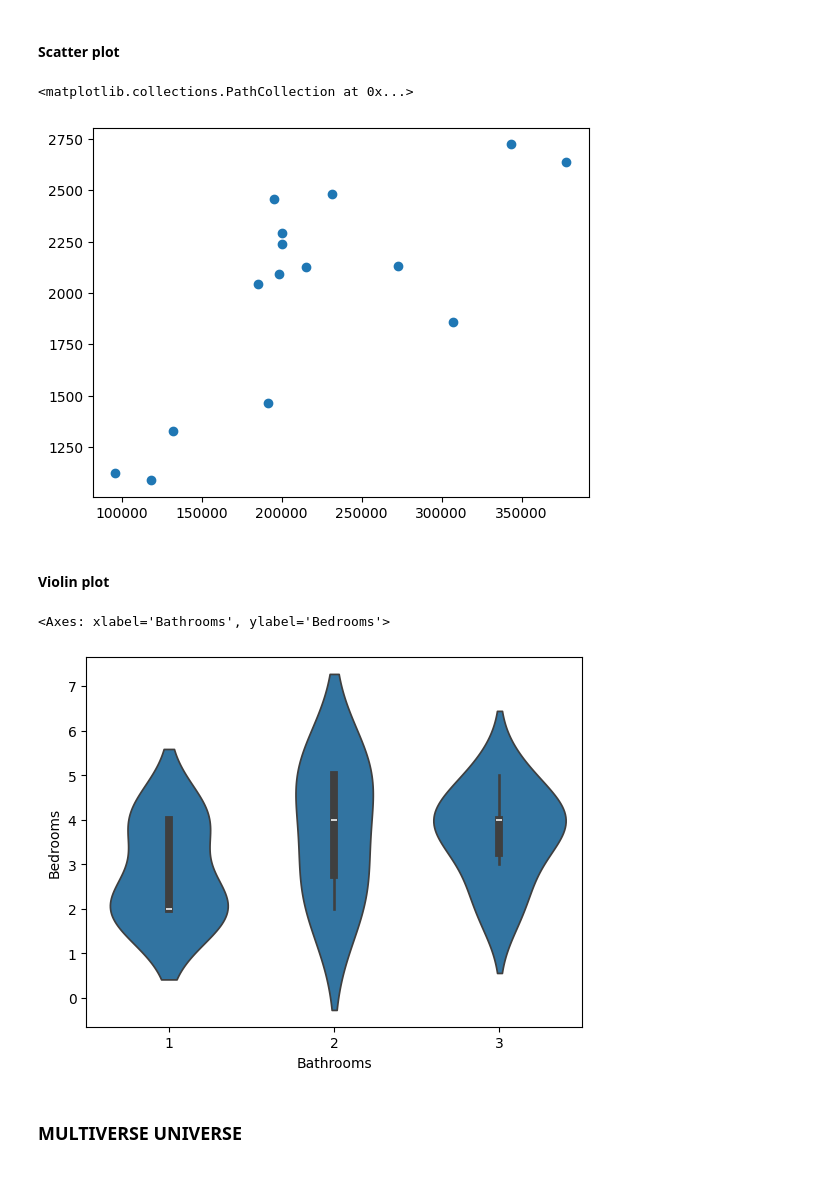
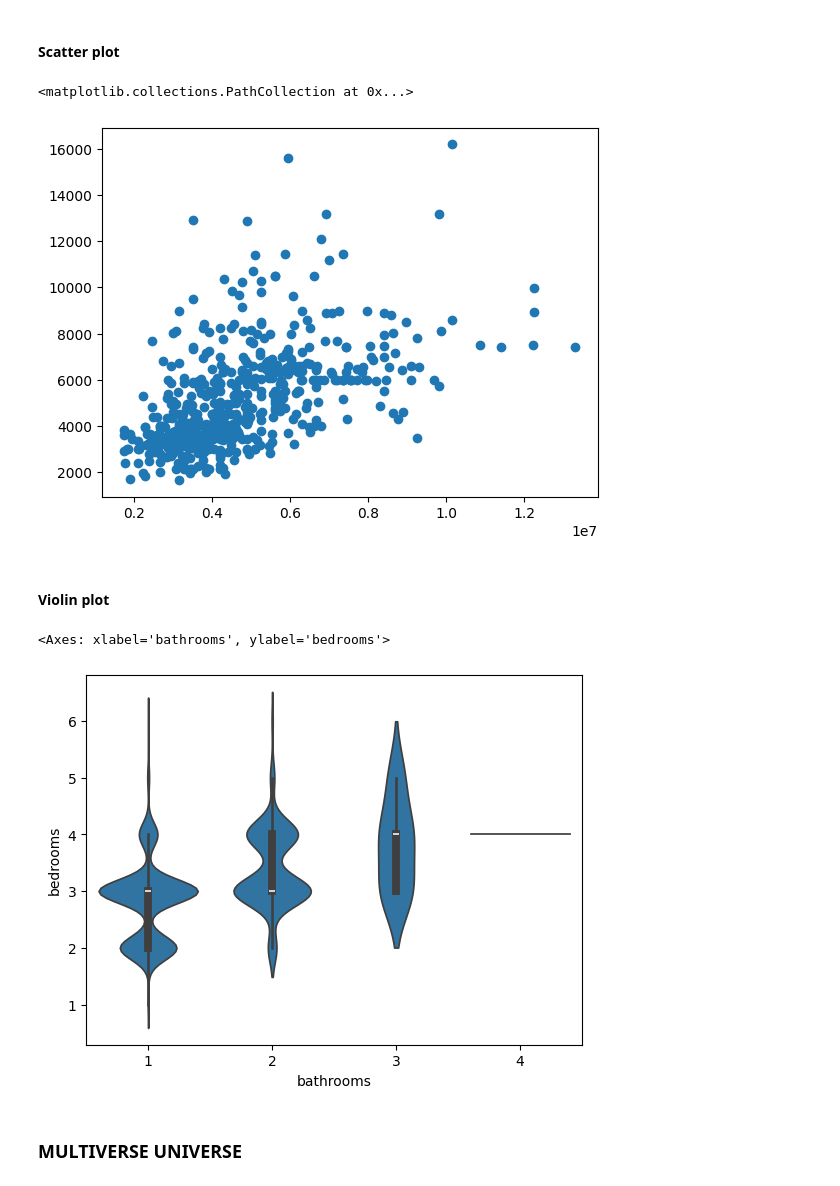
Before and after one commit to klnlokeshkumar/sem6, a Jupyter notebook: 08.ML_LAB/programs/week04.ipynb, the cells around one changed output. Cells and saved outputs as stored; diff of their text form; code cells hidden in the pictures.

```diff
--- a/08.ML_LAB/programs/week04.ipynb
+++ b/08.ML_LAB/programs/week04.ipynb
@@ -43,6 +43,6 @@ import matplotlib.pyplot as plt
 # %% [markdown]
 #### Load Data
 # %%
-df = pd.read_csv("housing_price_dataset.csv")
+df = pd.read_csv("assets/Housing.csv")
 df.head()
 # %% [output]
@@ -154,5 +162,5 @@ print(df)
 # %%
-df.YearBuilt.fillna(df['YearBuilt'].mean(), inplace = True)
+df.area.fillna(df['area'].mean(), inplace = True)
 print(df.isnull().sum())
 # print("")
 # df.Price.fillna(df['Price'].mean(), inplace = True)
@@ -295,17 +328,17 @@ df['Price'].plot(kind='density')
 # %% [markdown]
 #### Scatter plot
 # %%
-plt.scatter('Price', 'SquareFeet', data = df)
+plt.scatter('price', 'area', data = df)
 # %% [output]
 <matplotlib.collections.PathCollection at 0x...>
-[figure, old version]
+[figure, new version]
 # %% [markdown]
 #### Violin plot
 # %%
-sns.violinplot(x='Bathrooms', y='Bedrooms', data=df, orient='vertical')
+sns.violinplot(x='bathrooms', y='bedrooms', data=df, orient='vertical')
 # %% [output]
-<Axes: xlabel='Bathrooms', ylabel='Bedrooms'>
+<Axes: xlabel='bathrooms', ylabel='bedrooms'>
-[figure, old version]
+[figure, new version]
 # %% [markdown]
 ### MULTIVERSE UNIVERSE
 # %%
```
Also changed, not shown: parts of 22 cells of this notebook, 4 other files.
